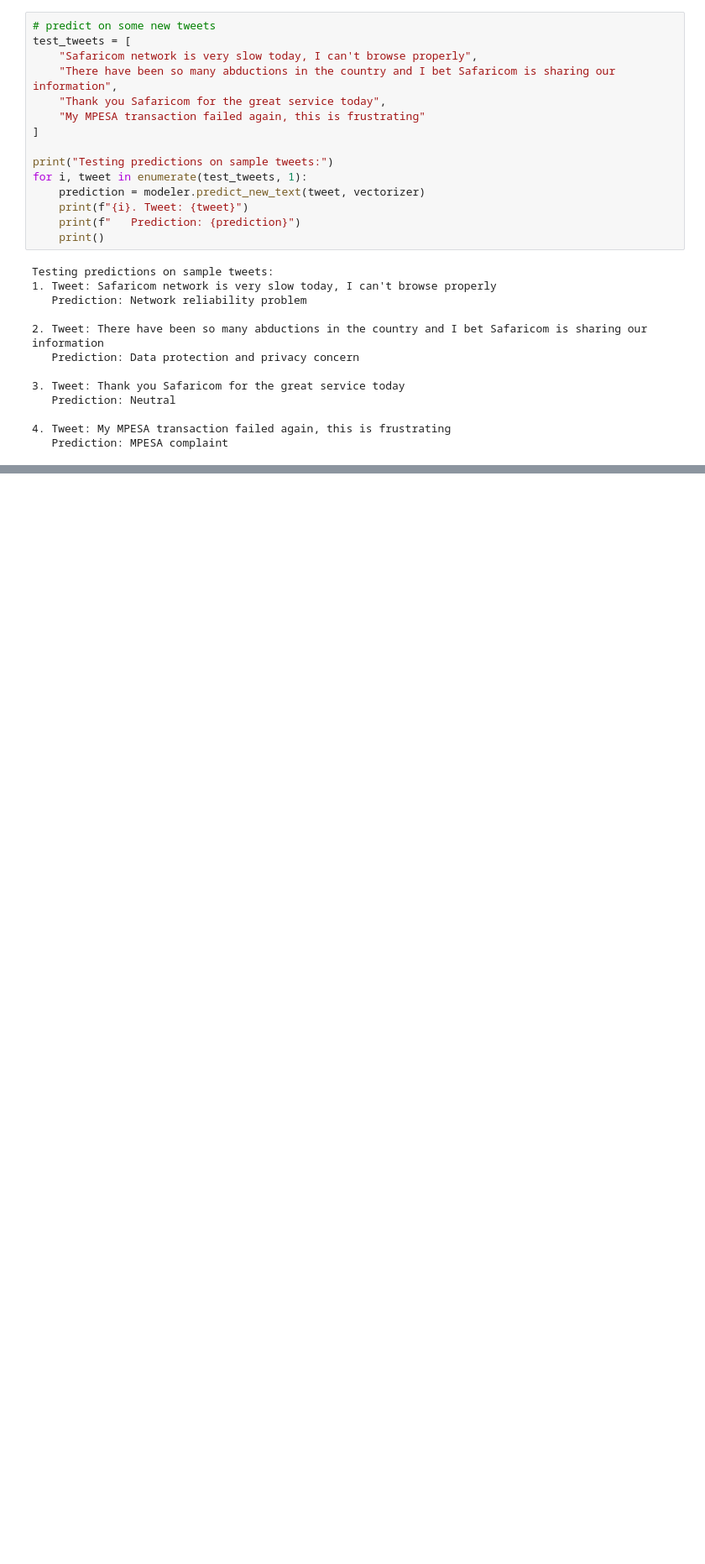
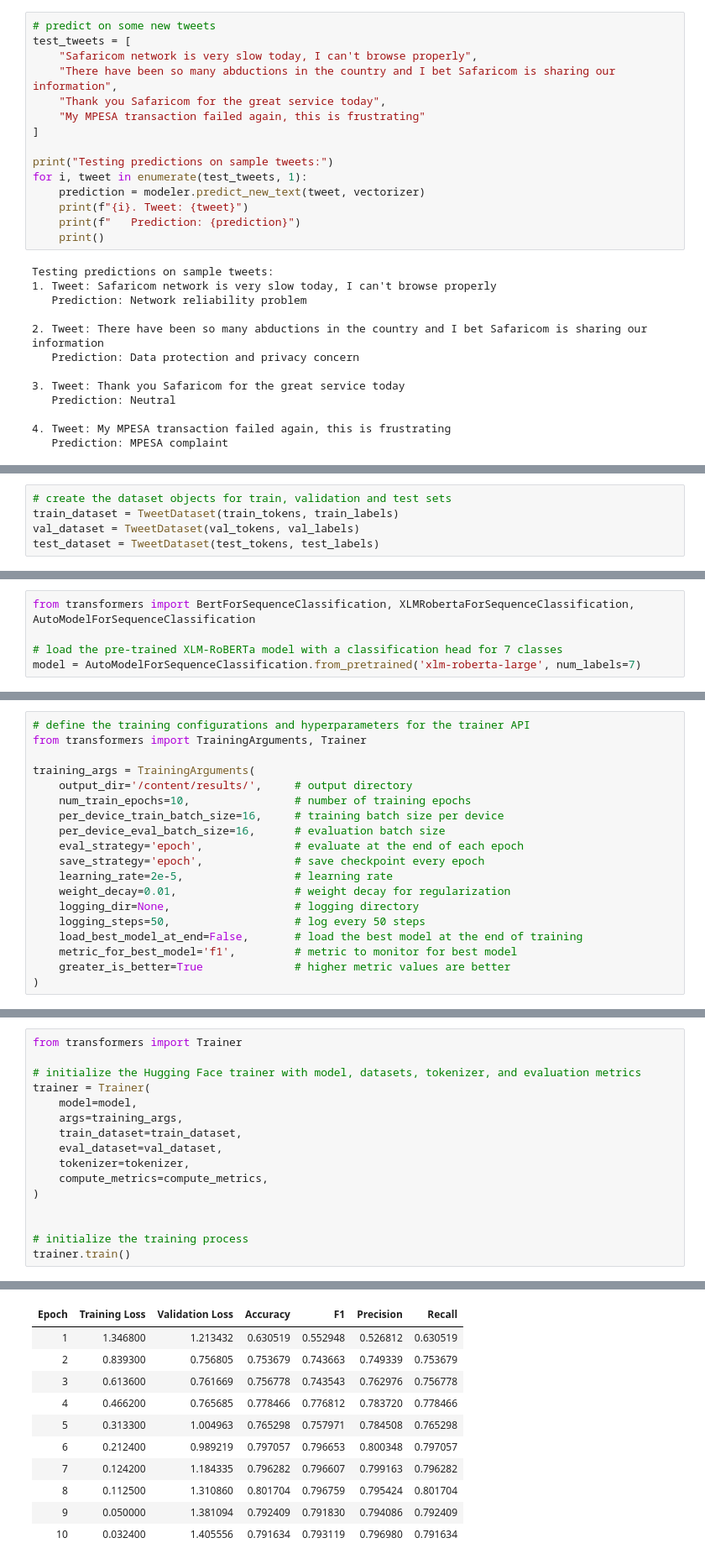
Before and after one commit to Patricknmaina/online_hate-speech_and_complaints_detection, a Jupyter notebook: notebook.ipynb, the cells around one changed output, grey strips where cells are left out. Shown at 84% size. Saved outputs shown, nothing was run; the diff lists cells and outputs as text; blank space fills up the shorter version.

Commit message:
added model fine-tuning changes to the main notebook

```diff
--- a/notebook.ipynb
+++ b/notebook.ipynb
@@ -495,0 +648,5 @@ Testing predictions on sample tweets:
+# %%
+# create the dataset objects for train, validation and test sets
+train_dataset = TweetDataset(train_tokens, train_labels)
+val_dataset = TweetDataset(val_tokens, val_labels)
+test_dataset = TweetDataset(test_tokens, test_labels)
@@ -495,0 +657,5 @@ Testing predictions on sample tweets:
+# %%
+from transformers import BertForSequenceClassification, XLMRobertaForSequenceClassification, AutoModelForSequenceClassification
+
+# load the pre-trained XLM-RoBERTa model with a classification head for 7 classes
+model = AutoModelForSequenceClassification.from_pretrained('xlm-roberta-large', num_labels=7)
@@ -495,0 +667,19 @@ Testing predictions on sample tweets:
+# %%
+# define the training configurations and hyperparameters for the trainer API
+from transformers import TrainingArguments, Trainer
+
+training_args = TrainingArguments(
+    output_dir='/content/results/',     # output directory
+    num_train_epochs=10,                # number of training epochs
+    per_device_train_batch_size=16,     # training batch size per device
+    per_device_eval_batch_size=16,      # evaluation batch size
+    eval_strategy='epoch',              # evaluate at the end of each epoch
+    save_strategy='epoch',              # save checkpoint every epoch
+    learning_rate=2e-5,                 # learning rate
+    weight_decay=0.01,                  # weight decay for regularization
+    logging_dir=None,                   # logging directory
+    logging_steps=50,                   # log every 50 steps
+    load_best_model_at_end=False,       # load the best model at the end of training
+    metric_for_best_model='f1',         # metric to monitor for best model
+    greater_is_better=True              # higher metric values are better
+)
@@ -495,0 +725,17 @@ Testing predictions on sample tweets:
+# %%
+from transformers import Trainer
+
+# initialize the Hugging Face trainer with model, datasets, tokenizer, and evaluation metrics
+trainer = Trainer(
+    model=model,
+    args=training_args,
+    train_dataset=train_dataset,
+    eval_dataset=val_dataset,
+    tokenizer=tokenizer,
+    compute_metrics=compute_metrics,
+)
+
+
+# initialize the training process
+trainer.train()
+# %% [output]
@@ -495,0 +743,11 @@ Testing predictions on sample tweets:
+| Epoch | Training Loss | Validation Loss | Accuracy | F1 | Precision | Recall |
+| 1 | 1.346800 | 1.213432 | 0.630519 | 0.552948 | 0.526812 | 0.630519 |
+| 2 | 0.839300 | 0.756805 | 0.753679 | 0.743663 | 0.749339 | 0.753679 |
+| 3 | 0.613600 | 0.761669 | 0.756778 | 0.743543 | 0.762976 | 0.756778 |
+| 4 | 0.466200 | 0.765685 | 0.778466 | 0.776812 | 0.783720 | 0.778466 |
+| 5 | 0.313300 | 1.004963 | 0.765298 | 0.757971 | 0.784508 | 0.765298 |
+| 6 | 0.212400 | 0.989219 | 0.797057 | 0.796653 | 0.800348 | 0.797057 |
+| 7 | 0.124200 | 1.184335 | 0.796282 | 0.796607 | 0.799163 | 0.796282 |
+| 8 | 0.112500 | 1.310860 | 0.801704 | 0.796759 | 0.795424 | 0.801704 |
+| 9 | 0.050000 | 1.381094 | 0.792409 | 0.791830 | 0.794086 | 0.792409 |
+| 10 | 0.032400 | 1.405556 | 0.791634 | 0.793119 | 0.796980 | 0.791634 |
```
Also changed, not shown: parts of 46 cells of this notebook.
